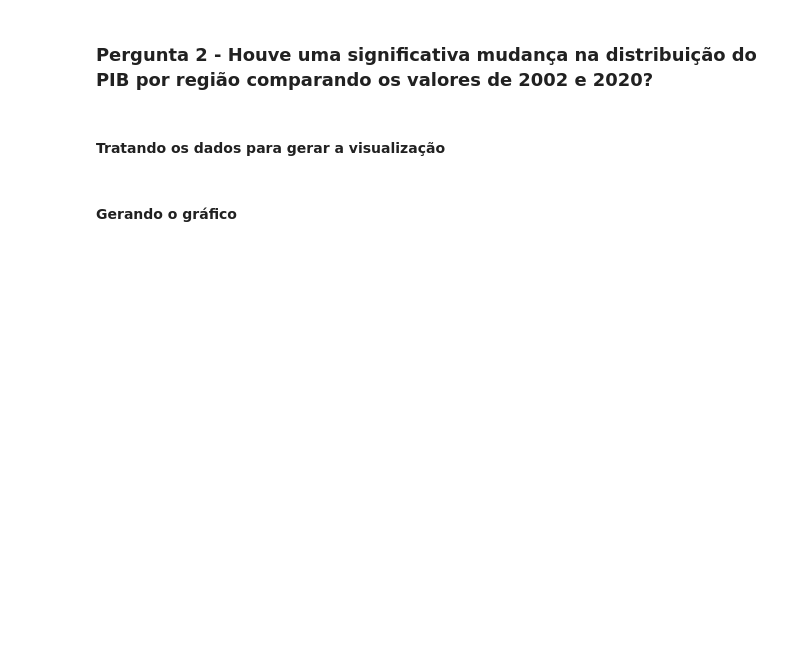
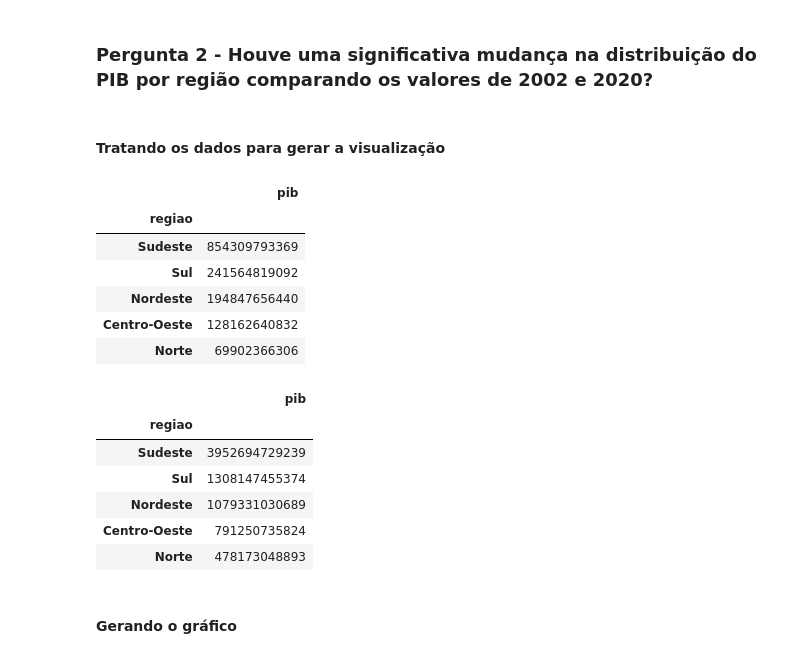
Before and after one commit to ledsouza/dataviz-graficos-composicao-relacionamento, a Jupyter notebook: Projeto.ipynb, the cells around one changed output. Cells and saved outputs as stored; diff of their text form; code cells hidden in the pictures; blank space fills up the shorter version.

```diff
--- a/Projeto.ipynb
+++ b/Projeto.ipynb
@@ -209,3 +201,26 @@ display(df_pib_2002, df_pib_2020)
+# %%
+# Criando um df com os dados desejados
+df_pib_2002 = df_pib.query("ano == 2002")[["regiao","pib"]]
+df_pib_2020 = df_pib.query("ano == 2020")[["regiao","pib"]]
+df_pib_2002 = df_pib_2002.groupby("regiao").sum().sort_values("pib", ascending=False)
+df_pib_2020 = df_pib_2020.groupby("regiao").sum().sort_values("pib", ascending=False)
+
+display(df_pib_2002, df_pib_2020)
+# %% [output]
+|  | pib |
+| regiao |  |
+| Sudeste | 854309793369 |
+| Sul | 241564819092 |
+| Nordeste | 194847656440 |
+| Centro-Oeste | 128162640832 |
+| Norte | 69902366306 |
+|  | pib |
+| regiao |  |
+| Sudeste | 3952694729239 |
+| Sul | 1308147455374 |
+| Nordeste | 1079331030689 |
+| Centro-Oeste | 791250735824 |
+| Norte | 478173048893 |
 # %% [markdown]
 #### Gerando o gráfico
 # %%
```
Also changed, not shown: parts of 2 cells of this notebook.
